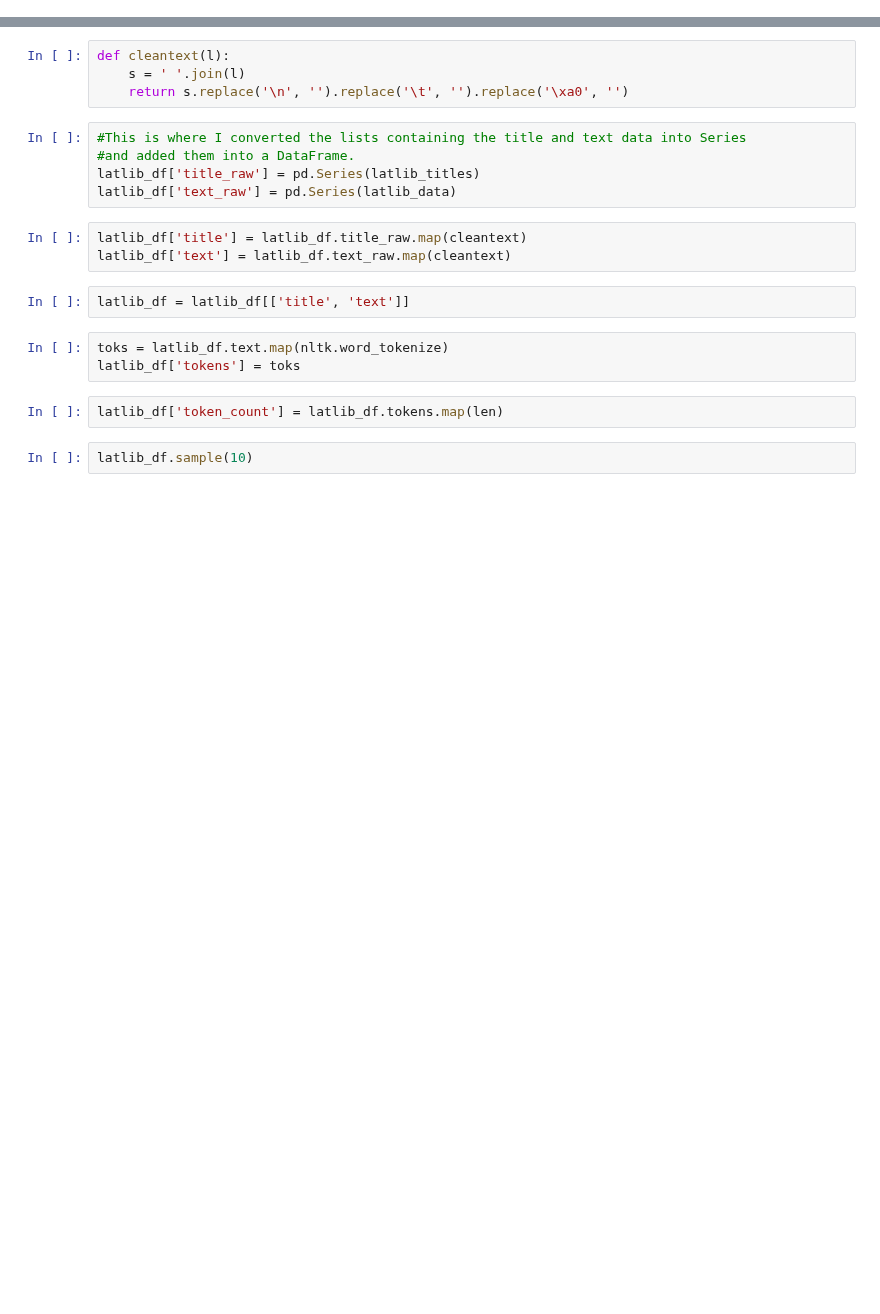
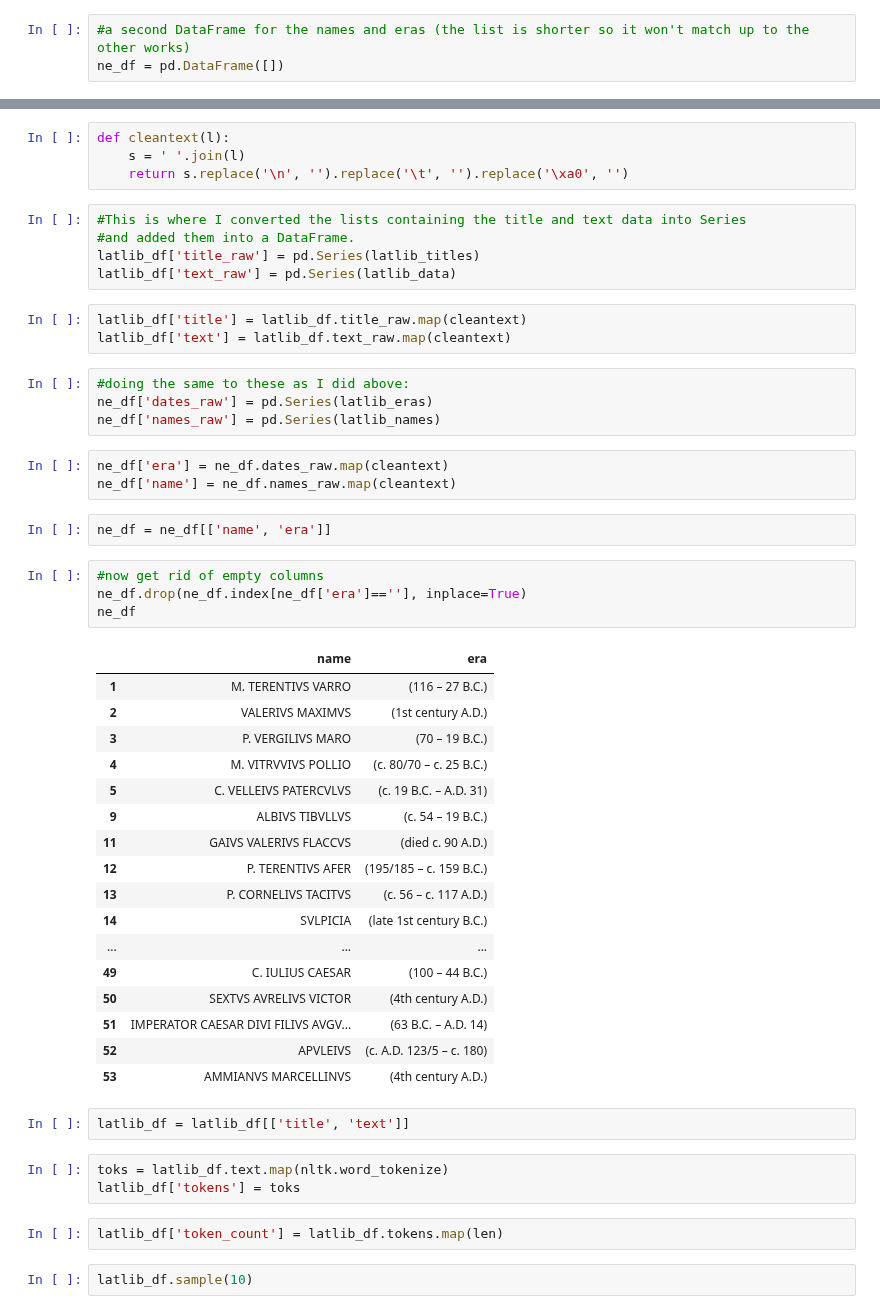
Before and after one commit to Data-Science-for-Linguists-2021/Latin-Vocabulary-Analysis, a Jupyter notebook: LatLibSpider.ipynb, the cells around one changed output, grey strips where cells are left out. Saved outputs shown, nothing was run; the diff lists cells and outputs as text; blank space fills up the shorter version.

```diff
--- a/LatLibSpider.ipynb
+++ b/LatLibSpider.ipynb
@@ -15,6 +19,9 @@ latlib_titles = []
 # %%
 #initialize an empty DataFrame
 latlib_df = pd.DataFrame([])
+# %%
+#a second DataFrame for the names and eras (the list is shorter so it won't match up to the other works)
+ne_df = pd.DataFrame([])
 # %%
 class LatLibSpider(scrapy.Spider):
     name = 'latlib_spider'
@@ -126,6 +136,37 @@ latlib_df['text_raw'] = pd.Series(latlib_data)
 # %%
 latlib_df['title'] = latlib_df.title_raw.map(cleantext)
 latlib_df['text'] = latlib_df.text_raw.map(cleantext)
+# %%
+#doing the same to these as I did above:
+ne_df['dates_raw'] = pd.Series(latlib_eras)
+ne_df['names_raw'] = pd.Series(latlib_names)
+# %%
+ne_df['era'] = ne_df.dates_raw.map(cleantext)
+ne_df['name'] = ne_df.names_raw.map(cleantext)
+# %%
+ne_df = ne_df[['name', 'era']]
+# %%
+#now get rid of empty columns
+ne_df.drop(ne_df.index[ne_df['era']==''], inplace=True)
+ne_df
+# %% [output]
+|  | name | era |
+| 1 | M. TERENTIVS VARRO | (116 – 27 B.C.) |
+| 2 | VALERIVS MAXIMVS | (1st century A.D.) |
+| 3 | P. VERGILIVS MARO | (70 – 19 B.C.) |
+| 4 | M. VITRVVIVS POLLIO | (c. 80/70 – c. 25 B.C.) |
+| 5 | C. VELLEIVS PATERCVLVS | (c. 19 B.C. – A.D. 31) |
+| 9 | ALBIVS TIBVLLVS | (c. 54 – 19 B.C.) |
+| 11 | GAIVS VALERIVS FLACCVS | (died c. 90 A.D.) |
+| 12 | P. TERENTIVS AFER | (195/185 – c. 159 B.C.) |
+| 13 | P. CORNELIVS TACITVS | (c. 56 – c. 117 A.D.) |
+| 14 | SVLPICIA | (late 1st century B.C.) |
+| ... | ... | ... |
+| 49 | C. IULIUS CAESAR | (100 – 44 B.C.) |
+| 50 | SEXTVS AVRELIVS VICTOR | (4th century A.D.) |
+| 51 | IMPERATOR CAESAR DIVI FILIVS AVGV... | (63 B.C. – A.D. 14) |
+| 52 | APVLEIVS | (c. A.D. 123/5 – c. 180) |
+| 53 | AMMIANVS MARCELLINVS | (4th century A.D.) |
 # %%
 latlib_df = latlib_df[['title', 'text']]
 # %%
```
Also changed, not shown: parts of 8 cells of this notebook, 1 other file.
